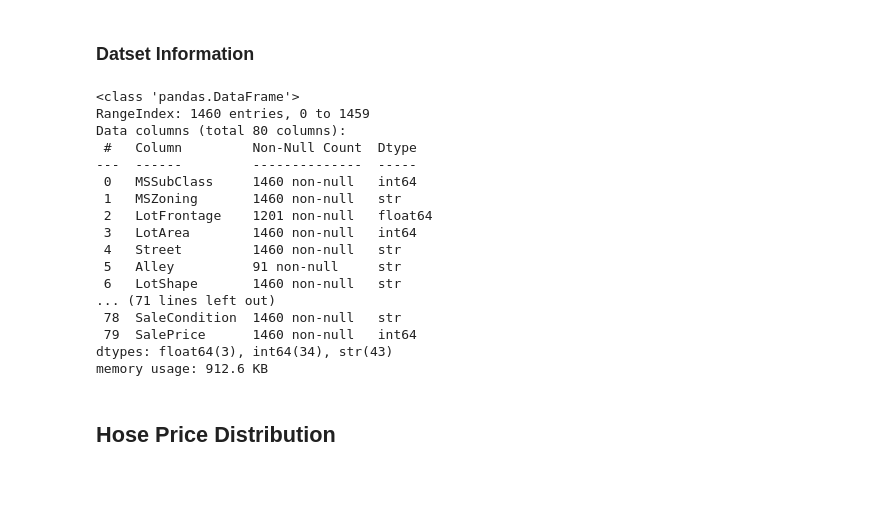
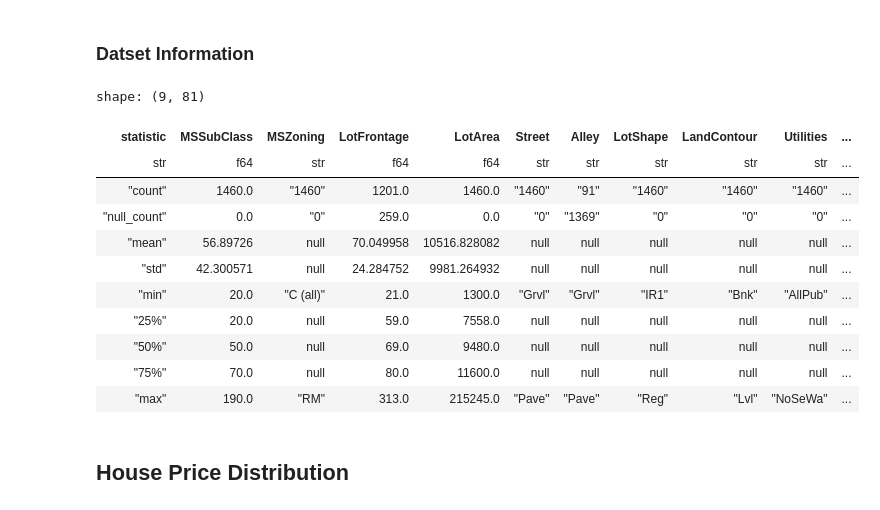
Before and after one commit to ChristianVaikona/kaggle-housing, a Jupyter notebook: notebooks/main.ipynb, the cells around one changed output. Cells and saved outputs as stored; diff of their text form; code cells hidden in the pictures; blank space fills up the shorter version.

```diff
--- a/notebooks/main.ipynb
+++ b/notebooks/main.ipynb
@@ -46,27 +50,24 @@ dataset_df.head(5)
 # %% [markdown]
 ### Datset Information
 # %%
-dataset_df.info()
+# print(dataset_df.schema)
+# dataset_df.glimpse()
+dataset_df.describe()
 # %% [output]
-<class 'pandas.DataFrame'>
-RangeIndex: 1460 entries, 0 to 1459
-Data columns (total 80 columns):
- #   Column         Non-Null Count  Dtype
----  ------         --------------  -----
- 0   MSSubClass     1460 non-null   int64
- 1   MSZoning       1460 non-null   str
- 2   LotFrontage    1201 non-null   float64
- 3   LotArea        1460 non-null   int64
- 4   Street         1460 non-null   str
- 5   Alley          91 non-null     str
- 6   LotShape       1460 non-null   str
-... (71 lines left out)
- 78  SaleCondition  1460 non-null   str
- 79  SalePrice      1460 non-null   int64
-dtypes: float64(3), int64(34), str(43)
-memory usage: 912.6 KB
+shape: (9, 81)
+| statistic | MSSubClass | MSZoning | LotFrontage | LotArea | Street | Alley | LotShape | LandContour | Utilities | ... |
+| str | f64 | str | f64 | f64 | str | str | str | str | str | ... |
+| "count" | 1460.0 | "1460" | 1201.0 | 1460.0 | "1460" | "91" | "1460" | "1460" | "1460" | ... |
+| "null_count" | 0.0 | "0" | 259.0 | 0.0 | "0" | "1369" | "0" | "0" | "0" | ... |
+| "mean" | 56.89726 | null | 70.049958 | 10516.828082 | null | null | null | null | null | ... |
+| "std" | 42.300571 | null | 24.284752 | 9981.264932 | null | null | null | null | null | ... |
+| "min" | 20.0 | "C (all)" | 21.0 | 1300.0 | "Grvl" | "Grvl" | "IR1" | "Bnk" | "AllPub" | ... |
+| "25%" | 20.0 | null | 59.0 | 7558.0 | null | null | null | null | null | ... |
+| "50%" | 50.0 | null | 69.0 | 9480.0 | null | null | null | null | null | ... |
+| "75%" | 70.0 | null | 80.0 | 11600.0 | null | null | null | null | null | ... |
+| "max" | 190.0 | "RM" | 313.0 | 215245.0 | "Pave" | "Pave" | "Reg" | "Lvl" | "NoSeWa" | ... |
 # %% [markdown]
-## Hose Price Distribution
+## House Price Distribution
 # %%
 print(dataset_df['SalePrice'].describe())
 plt.figure(figsize=(9, 8))
```
Also changed, not shown: parts of 8 cells of this notebook.
